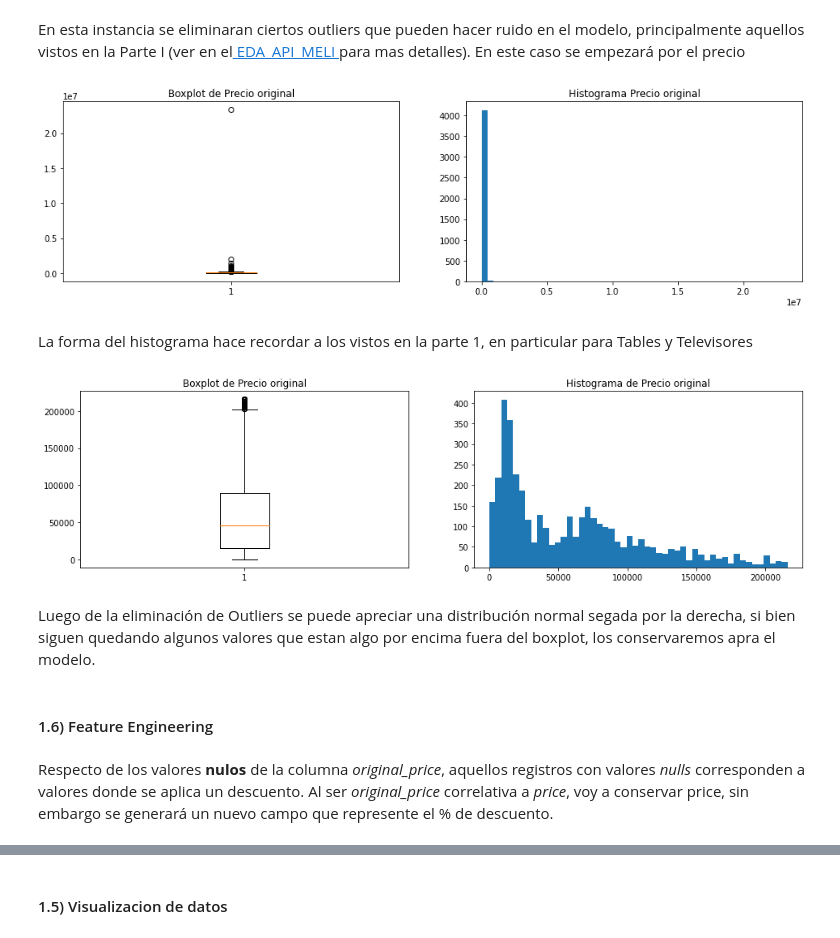
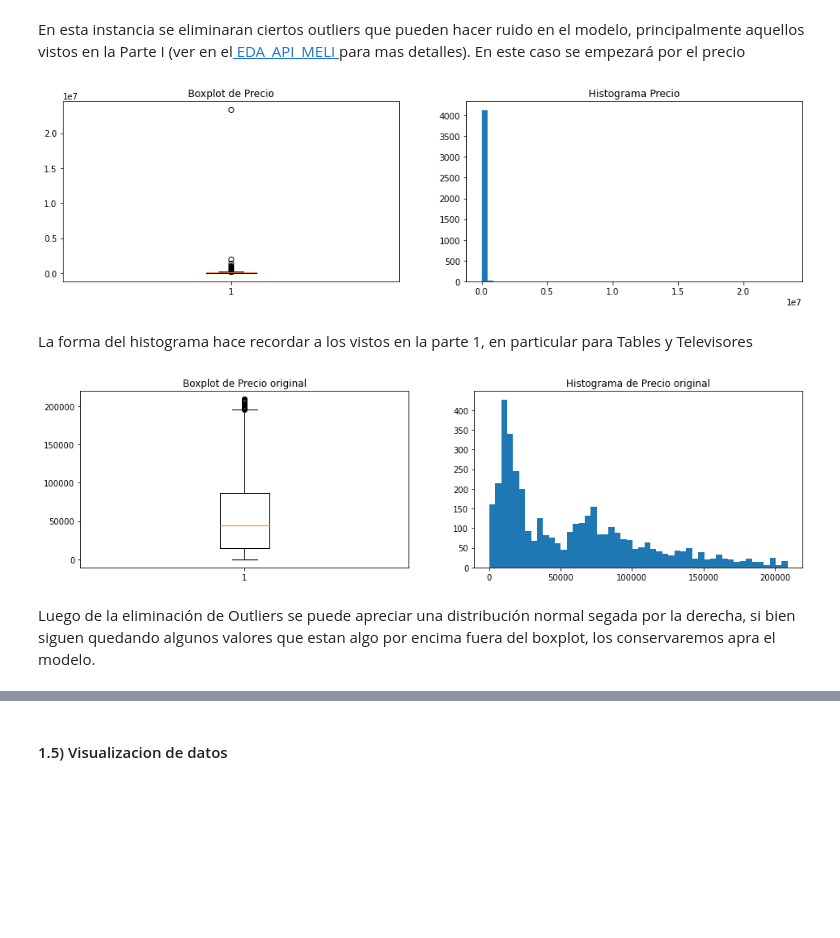
Before and after one commit to Mattzvl/EDA_API_ML, a Jupyter notebook: EDA_API_MELI_partII.ipynb, the cells around one changed output, grey strips where cells are left out. Drawn from its saved outputs; the diff is of its cells as text; code cells hidden in the pictures; blank space fills up the shorter version.

```diff
--- a/EDA_API_MELI_partII.ipynb
+++ b/EDA_API_MELI_partII.ipynb
@@ -238,42 +262,37 @@ En esta instancia se eliminaran ciertos outliers que pueden hacer ruido en el mo
 # %%
 plt.figure(figsize = (16, 4))
 ax = plt.subplot(1,2,1)
-plt.boxplot(data=data_clean, x='original_price')
-plt.title('Boxplot de Precio original');
+plt.boxplot(data=data_clean, x='price')
+plt.title('Boxplot de Precio');
 
 ax = plt.subplot(1,2,2)
-plt.hist(data=data_clean, x='original_price', bins=50)
-plt.title('Histograma Precio original');
+plt.hist(data=data_clean, x='price', bins=50)
+plt.title('Histograma Precio');
 # %% [output]
-[figure, old version]
+[figure, new version]
 # %% [markdown]
 La forma del histograma hace recordar a los vistos en la parte 1, en particular para Tables y Televisores
 # %%
 # quitamos las  filas con distancias mayores a 1.5 + IQR
-Q1_d, Q3_d = np.percentile(data_clean['original_price'], [25, 75])
+Q1_d, Q3_d = np.percentile(data_clean['price'], [25, 75])
 IQR_d = Q3_d-Q1_d
 lower_bound_d = Q1_d - (1.5 * IQR_d)
 upper_bound_d = Q3_d + (1.5 * IQR_d)
 # outlier_index = np.where((x < lower_bound) | (x > upper_bound))
 
 # nos quedamos con las aquellos precios originales menores al quartil 3
-data_clean2 = data_clean.loc[data_clean['original_price'] < upper_bound_d]
+data_clean2 = data_clean.loc[data_clean['price'] < upper_bound_d]
 # %%
 # veamos como resulto leugo de la eliminación de outlies
 plt.figure(figsize = (16, 4))
 ax = plt.subplot(1,2,1)
-plt.boxplot(data=data_clean2, x='original_price')
+plt.boxplot(data=data_clean2, x='price')
 plt.title('Boxplot de Precio original');
 
 ax = plt.subplot(1,2,2)
-plt.hist(data=data_clean2, x='original_price', bins=50)
+plt.hist(data=data_clean2, x='price', bins=50)
 plt.title('Histograma de Precio original');
 # %% [output]
-[figure, old version]
+[figure, new version]
 # %% [markdown]
 Luego de la eliminación de Outliers se puede apreciar una distribución normal segada por la derecha, si bien siguen quedando algunos valores que estan algo por encima fuera del boxplot, los conservaremos apra el modelo.
-# %% [markdown]
-<a id="1.6"></a>
-#### 1.6) Feature Engineering
-# %% [markdown]
-Respecto de los valores **nulos** de la columna *original_price*, aquellos registros con valores *nulls* corresponden a valores donde se aplica un descuento. Al ser *original_price* correlativa a *price*, voy a conservar price, sin embargo se generará un nuevo campo que represente el % de descuento.
```
Also changed, not shown: parts of 54 cells of this notebook.
